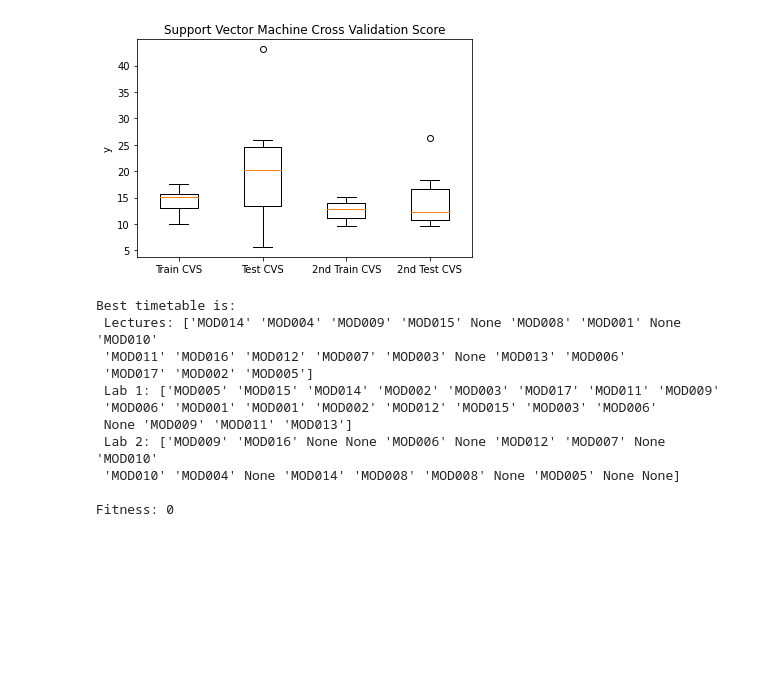
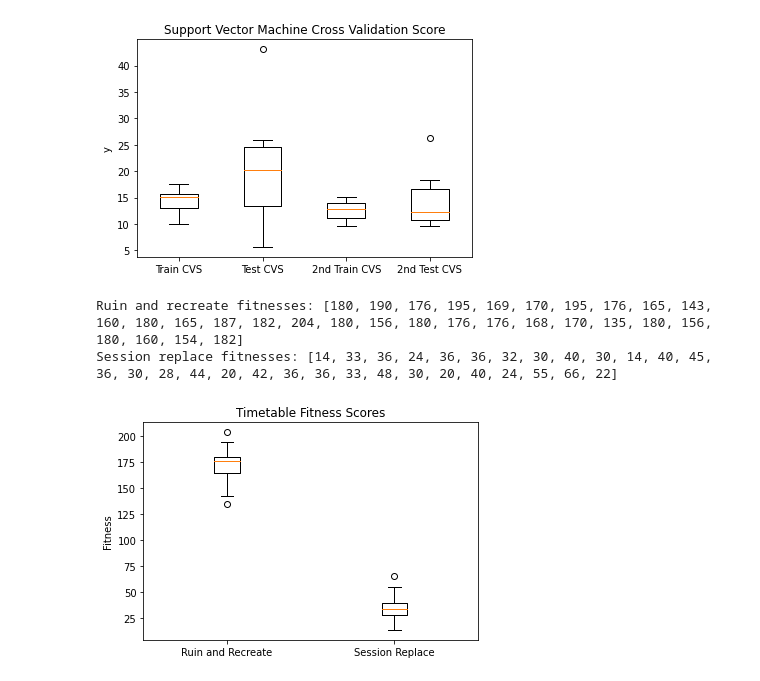
Before and after one commit to SamAlcock/COMP2002-CW70, a Jupyter notebook: COMP2002 CW70.ipynb, the cells around one changed output. Saved outputs shown, nothing was run; the diff lists cells and outputs as text; code cells hidden in the pictures; blank space fills up the shorter version.

Commit message:
Both mutations output in one run

```diff
--- a/COMP2002 CW70.ipynb
+++ b/COMP2002 CW70.ipynb
@@ -325,6 +324,7 @@ def generate_solution():
 # Task 2.2 - Algorithm implementation
 def ruin_recreate_mutate(parent):
     child = parent.copy()
+    # Can unroll this loop
     for i in range(len(child)):
         random.shuffle(child[i])
     return child
@@ -335,46 +335,61 @@ def session_replace_mutate(parent):
     session_1 = random.randint(0, 19)
     session_2 = random.randint(0, 19)
     child[idx][session_1], child[idx][session_2] = child[idx][session_2], child[idx][session_1]
 
     return child
 
 def less_than_equal(a ,b):
     return a <= b
 
-def hillclimber(Niter):
+def hillclimber(Niter, mutation):
     # Initialise a random solution
     parent, parent_fitness = generate_solution()
 
     # Loop for Niter iteration.
     for iter in range(Niter):
         # Mutate
-        child = session_replace_mutate(parent)
+        child = mutation(parent)
 
         # Evaluate
         child_fitness = get_fitness(child)
 
         # Pick the next parent solution
         if less_than_equal(child_fitness, parent_fitness):
             parent = child
             parent_fitness = child_fitness
 
     # End of optimisation, return best solution.
     return parent, parent_fitness
 
 # Run hillclimber here
-solution, fitness = hillclimber(50000)
+fitness_list_ruin_recreate = []
+fitness_list_session_replace = []
+for i in range(30):
+    solution, fitness = hillclimber(500, ruin_recreate_mutate)
 
-print(f"Best timetable is: \n Lectures: {solution[0]}\n Lab 1: {solution[1]}\n Lab 2: {solution[2]}\n")
-print(f"Fitness: {fitness}")
+    #print(f"Best timetable is: \n Lectures: {solution[0]}\n Lab 1: {solution[1]}\n Lab 2: {solution[2]}\n")
+    #print(f"Fitness: {fitness}")
+
+    fitness_list_ruin_recreate.append(fitness)
+
+    solution, fitness = hillclimber(500, session_replace_mutate)
+    fitness_list_session_replace.append(fitness)
+
+
+print(f"Ruin and recreate fitnesses: {fitness_list_ruin_recreate}")
+print(f"Session replace fitnesses: {fitness_list_session_replace}")
+
+plt.figure()
+plt.title("Timetable Fitness Scores")
+plt.boxplot([fitness_list_ruin_recreate, fitness_list_session_replace])
+plt.xticks([1, 2], ["Ruin and Recreate", "Session Replace"])
+plt.ylabel("Fitness")
+plt.show()
+
+# Session replace is the best method, this is because the child keeps good features of the parent. Whereas ruin and recreate children
+# are completely different from parents. As shown in the graph, this will lead to fitness scores being higher than they are in session replace, as session
+# replace children can build on good features of their parents.
 # %% [output]
-Best timetable is:
- Lectures: ['MOD014' 'MOD004' 'MOD009' 'MOD015' None 'MOD008' 'MOD001' None 'MOD010'
- 'MOD011' 'MOD016' 'MOD012' 'MOD007' 'MOD003' None 'MOD013' 'MOD006'
- 'MOD017' 'MOD002' 'MOD005']
- Lab 1: ['MOD005' 'MOD015' 'MOD014' 'MOD002' 'MOD003' 'MOD017' 'MOD011' 'MOD009'
- 'MOD006' 'MOD001' 'MOD001' 'MOD002' 'MOD012' 'MOD015' 'MOD003' 'MOD006'
- None 'MOD009' 'MOD011' 'MOD013']
- Lab 2: ['MOD009' 'MOD016' None None 'MOD006' None 'MOD012' 'MOD007' None 'MOD010'
- 'MOD010' 'MOD004' None 'MOD014' 'MOD008' 'MOD008' None 'MOD005' None None]
-
-Fitness: 0
+Ruin and recreate fitnesses: [180, 190, 176, 195, 169, 170, 195, 176, 165, 143, 160, 180, 165, 187, 182, 204, 180, 156, 180, 176, 176, 168, 170, 135, 180, 156, 180, 160, 154, 182]
+Session replace fitnesses: [14, 33, 36, 24, 36, 36, 32, 30, 40, 30, 14, 40, 45, 36, 30, 28, 44, 20, 42, 36, 36, 33, 48, 30, 20, 40, 24, 55, 66, 22]
+[figure, added]
```
Also changed, not shown: parts of 1 cell of this notebook.
